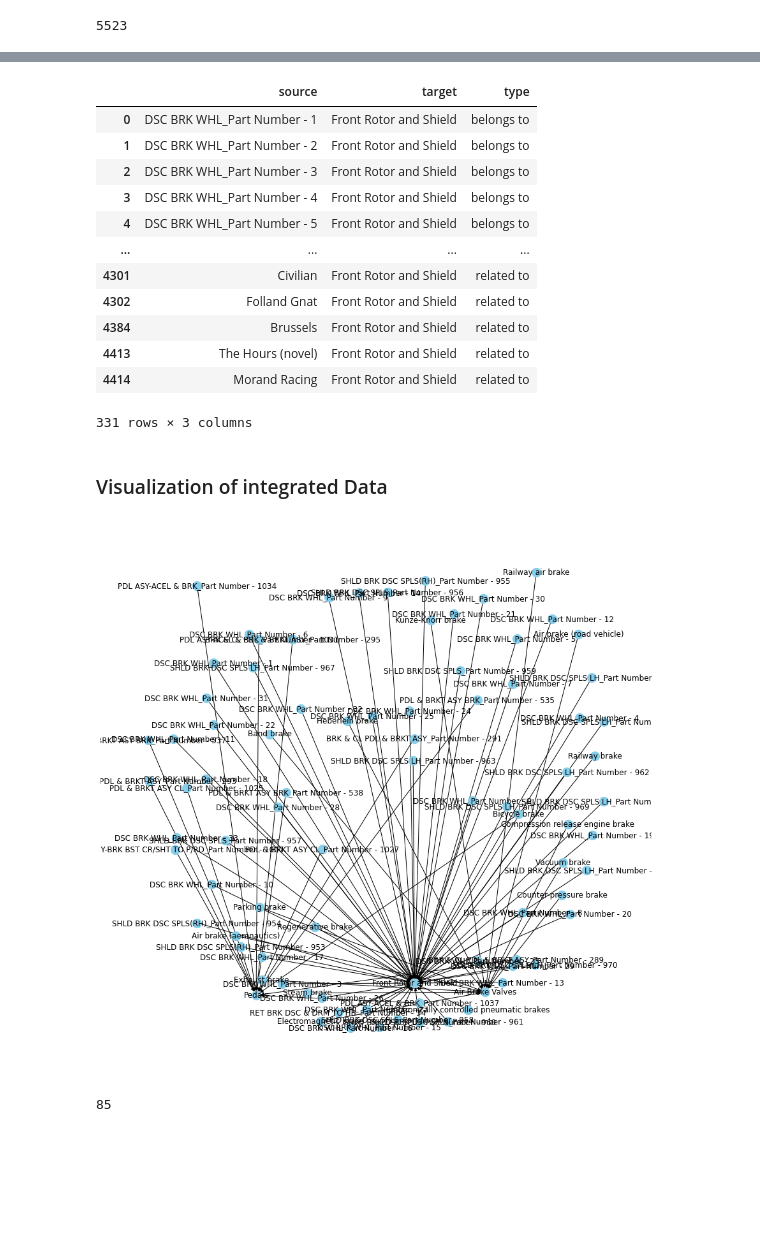
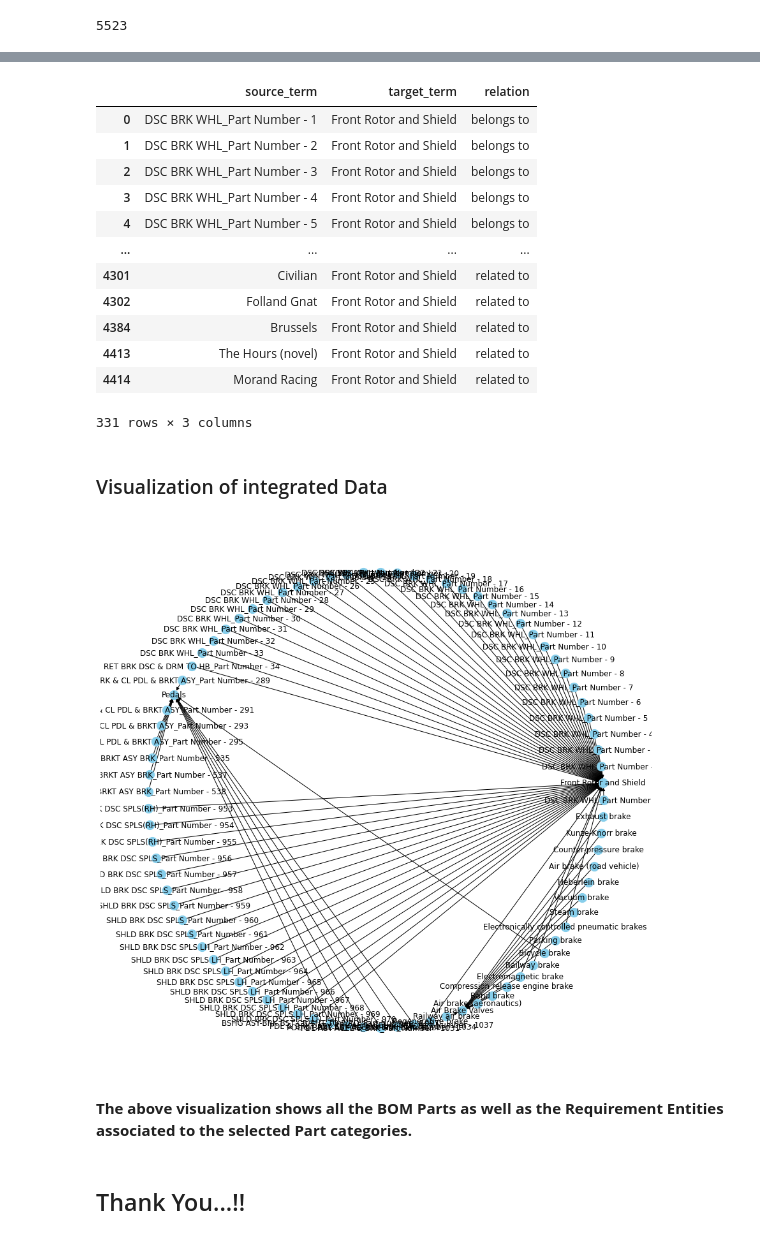
Before and after one commit to akamalas5/Building-Knowledge-Graph-for-Digital-Thread, a Jupyter notebook: code/Data Integration.ipynb, the cells around one changed output, grey strips where cells are left out. Cells and saved outputs as stored; diff of their text form; code cells hidden in the pictures; blank space fills up the shorter version.

```diff
--- a/code/Data Integration.ipynb
+++ b/code/Data Integration.ipynb
@@ -236,8 +236,8 @@ for key in entity_dict.keys():
 # %%
 ent_cat_df2 = pd.DataFrame.from_dict(ent_cat_dict, orient='index').stack().reset_index()
 
-ent_cat_df2=ent_cat_df2.rename(columns={0:'target', 'level_0':'source'})
-ent_cat_df2['type'] = 'related to'
-ent_cat_df2 = ent_cat_df2[['source', 'target', 'type']]
+ent_cat_df2=ent_cat_df2.rename(columns={0:'target_term', 'level_0':'source_term'})
+ent_cat_df2['relation'] = 'related to'
+ent_cat_df2 = ent_cat_df2[['source_term', 'target_term', 'relation']]
 ent_cat_df2.head()
 # %% [output]
@@ -255,0 +256,9 @@ len(ent_cat_df2)
+# %%
+entity_type_df = pd.read_csv('../data/wiki_entity_vocab.csv')
+
+entity_vocab = {}
+for idx,ent_type in entity_type_df.iterrows():
+    entity = ent_type.entity
+    etype = ent_type.type
+    entity_vocab[entity]=etype
+len(entity_vocab)
@@ -255,0 +267,4 @@ len(ent_cat_df2)
+# %%
+ent_cat_df2['source_type'] = ent_cat_df2.source_term.apply(lambda entity: entity_vocab[entity] if entity in entity_vocab.keys() else 'unknown')
+ent_cat_df2['target_type'] = 'part category'
+ent_cat_df2.head()
@@ -257,11 +281,13 @@ len(ent_cat_df2)
 # BOM data preparation for graph
 bom_grph = bom_df.copy()
 
-bom_grph['source'] = bom_grph['Design Level Description']+'_'+bom_grph['Part Number']
+bom_grph['source_term'] = bom_grph['Design Level Description']+'_'+bom_grph['Part Number']
 
-bom_grph['target'] = bom_grph['Category'].apply(lambda x: re.sub("[\d\-]", "", x).strip())
-bom_grph['type'] = 'belongs to'
-bom_grph = bom_grph.drop_duplicates(subset=['source'], keep='first')
-bom_grph = bom_grph[['source', 'target', 'type']]
-bom_grph[['source', 'target', 'type']].head()
+bom_grph['target_term'] = bom_grph['Category'].apply(lambda x: re.sub("[\d\-]", "", x).strip())
+bom_grph['relation'] = 'belongs to'
+bom_grph['source_type'] = 'ebom'
+bom_grph['target_type'] = 'part category'
+bom_grph = bom_grph.drop_duplicates(subset=['source_term'], keep='first')
+bom_grph = bom_grph[['source_term', 'target_term', 'relation', 'source_type', 'target_type']]
+bom_grph[['source_term', 'target_term', 'relation', 'source_type', 'target_type']].head()
 # %% [output]
@@ -281,7 +318,7 @@ len(bom_grph)
 # %%
-bom_grph[(bom_grph.target=='Pedals') | (bom_grph.target=='Front Rotor and Shield')]
+bom_grph[(bom_grph.target_term=='Pedals') | (bom_grph.target_term=='Front Rotor and Shield')]
 # %% [output]
-|  | source | target | type |
+|  | source_term | target_term | relation |
 | 0 | DSC BRK WHL_Part Number - 1 | Front Rotor and Shield | belongs to |
 | 1 | DSC BRK WHL_Part Number - 2 | Front Rotor and Shield | belongs to |
 | 2 | DSC BRK WHL_Part Number - 3 | Front Rotor and Shield | belongs to |
@@ -294,33 +331,33 @@ bom_grph[(bom_grph.target=='Pedals') | (bom_grph.target=='Front Rotor and Shield
 | 4413 | The Hours (novel) | Front Rotor and Shield | related to |
 | 4414 | Morand Racing | Front Rotor and Shield | related to |
 331 rows × 3 columns
-# %% [markdown]
-### Visualization of integrated Data
+# %% [markdown]
+### Visualization of integrated Data
 # %%
 import networkx as nx
 import matplotlib.pyplot as plt
 from matplotlib.pyplot import figure
 
 
 # create a directed-graph from a dataframe
 G=nx.from_pandas_edgelist(bom_grph[
-    ((bom_grph.target=='Pedals') | (bom_grph.target=='Front Rotor and Shield') |
-    (bom_grph.target=='Air Brake Valves')) &
-    (bom_grph.type.isin(['related to', 'belongs to'])) &
-    ((bom_grph.source.str.contains('brake')) | (bom_grph.source.str.contains('BRK')))
-], "source", "target", # [kg_df2['type']=="has part"]
+    ((bom_grph.target_term=='Pedals') | (bom_grph.target_term=='Front Rotor and Shield') |
+    (bom_grph.target_term=='Air Brake Valves')) &
+    (bom_grph.relation.isin(['related to', 'belongs to'])) &
+    ((bom_grph.source_term.str.contains('brake')) | (bom_grph.source_term.str.contains('BRK')))
+], "source_term", "target_term", # [kg_df2['relation']=="has part"]
                           edge_attr=True, create_using=nx.MultiDiGraph())
 
 figure(figsize=(12, 12))
 pos=nx.spring_layout(G, k=0.8)
 # nx.draw_shell(G, with_labels=True)
 
 # random_state_index is incorrect --> I had the problem with decorator 5.0.6, but upgrading to 5.1 fixed it
-nx.draw(G, with_labels=True, node_color='skyblue', node_size=200, edge_cmap=plt.cm.Blues, pos = pos)
+nx.draw_circular(G, with_labels=True, node_color='skyblue', node_size=200, edge_cmap=plt.cm.Blues)
 plt.show()
 # %% [output]
-[figure, old version]
+[figure, new version]
-# %%
-len(G.nodes())
-# %% [output]
-85
+# %% [markdown]
+**The above visualization shows all the BOM Parts as well as the Requirement Entities associated to the selected Part categories.**
+# %% [markdown]
+## Thank You...!!
```
Also changed, not shown: parts of 29 cells of this notebook.
